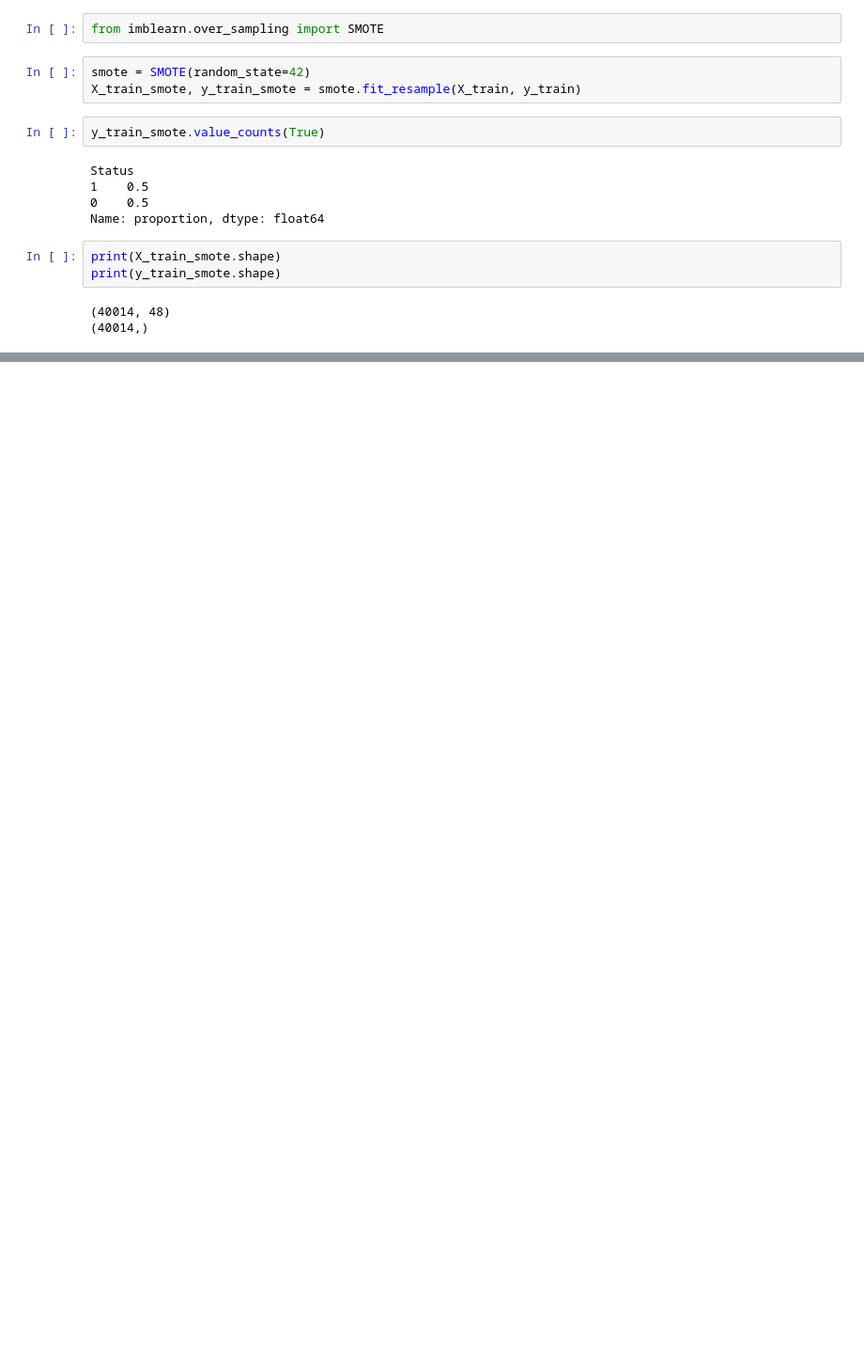
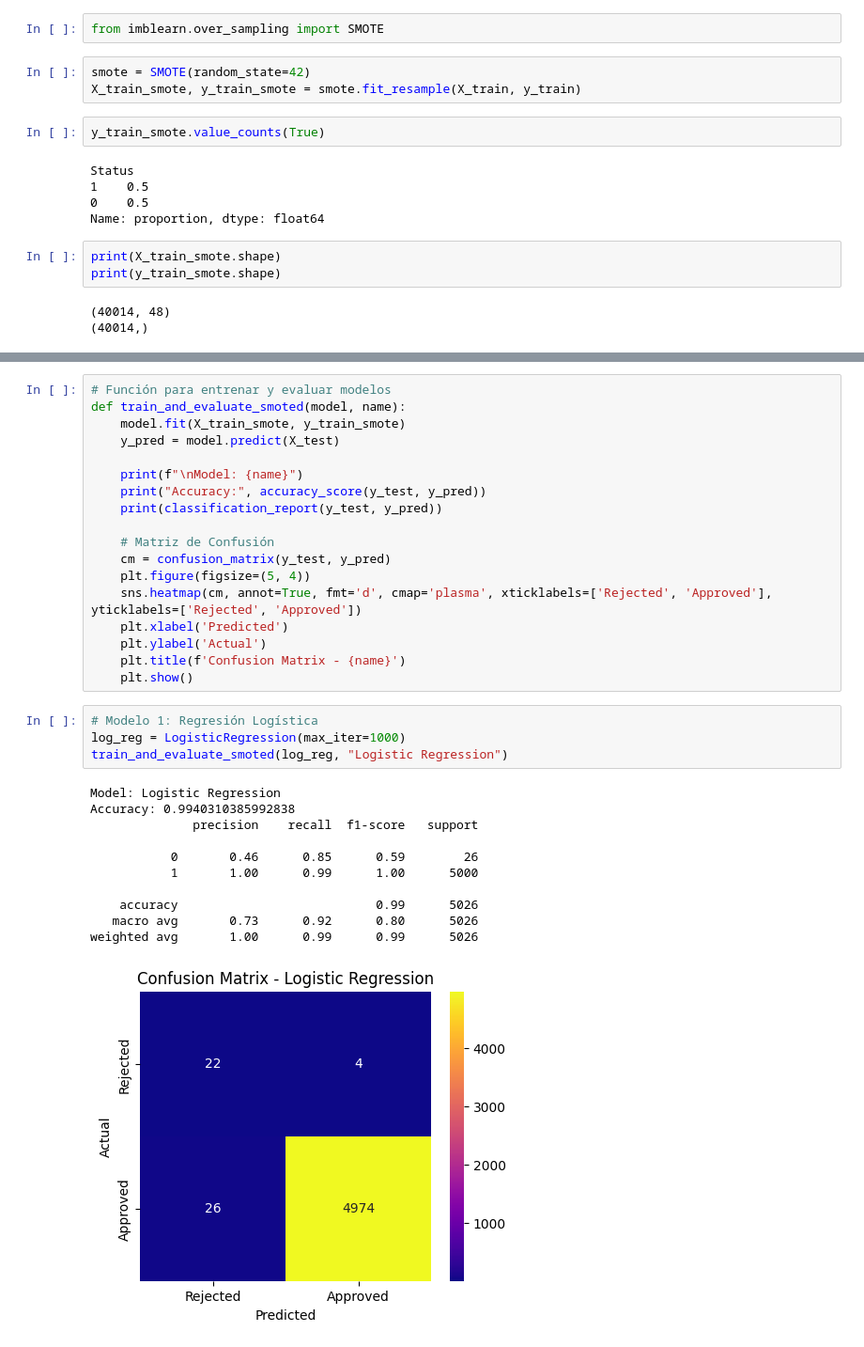
Before and after one commit to rafaneda7/Team-Challenge---Team-GPTlines, a Jupyter notebook: src/Team-GPTlines_Pipelines_v2.ipynb, the cells around one changed output, grey strips where cells are left out. Shown at 94% size. Saved outputs shown, nothing was run; the diff lists cells and outputs as text; blank space fills up the shorter version.

```diff
--- a/src/Team-GPTlines_Pipelines_v2.ipynb
+++ b/src/Team-GPTlines_Pipelines_v2.ipynb
@@ -295,0 +371,34 @@ print(y_train_smote.shape)
+# %%
+# Función para entrenar y evaluar modelos
+def train_and_evaluate_smoted(model, name):
+    model.fit(X_train_smote, y_train_smote)
+    y_pred = model.predict(X_test)
+
+    print(f"\nModel: {name}")
+    print("Accuracy:", accuracy_score(y_test, y_pred))
+    print(classification_report(y_test, y_pred))
+
+    # Matriz de Confusión
+    cm = confusion_matrix(y_test, y_pred)
+    plt.figure(figsize=(5, 4))
+    sns.heatmap(cm, annot=True, fmt='d', cmap='plasma', xticklabels=['Rejected', 'Approved'], yticklabels=['Rejected', 'Approved'])
+    plt.xlabel('Predicted')
+    plt.ylabel('Actual')
+    plt.title(f'Confusion Matrix - {name}')
+    plt.show()
+# %%
+# Modelo 1: Regresión Logística
+log_reg = LogisticRegression(max_iter=1000)
+train_and_evaluate_smoted(log_reg, "Logistic Regression")
+# %% [output]
+Model: Logistic Regression
+Accuracy: 0.9940310385992838
+              precision    recall  f1-score   support
+
+           0       0.46      0.85      0.59        26
+           1       1.00      0.99      1.00      5000
+
+    accuracy                           0.99      5026
+   macro avg       0.73      0.92      0.80      5026
+weighted avg       1.00      0.99      0.99      5026
+[figure, added]
```
Also changed, not shown: parts of 12 cells of this notebook.
